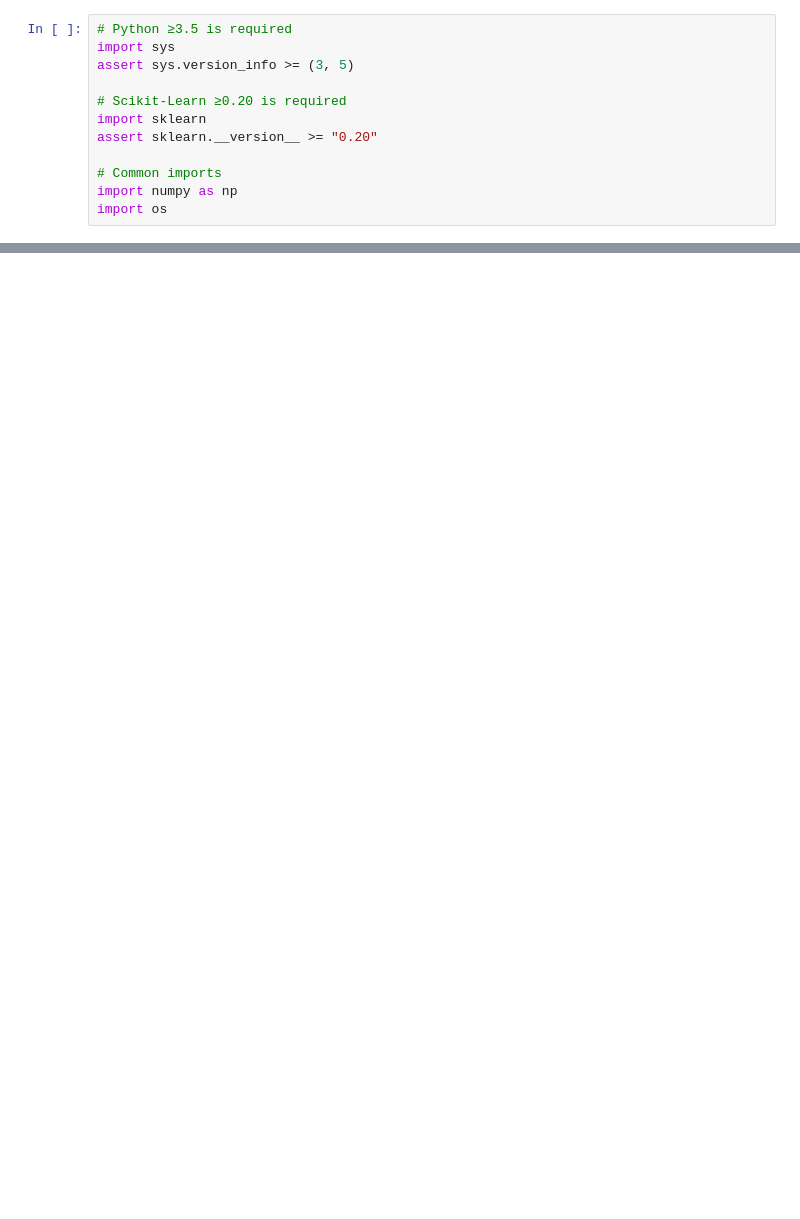
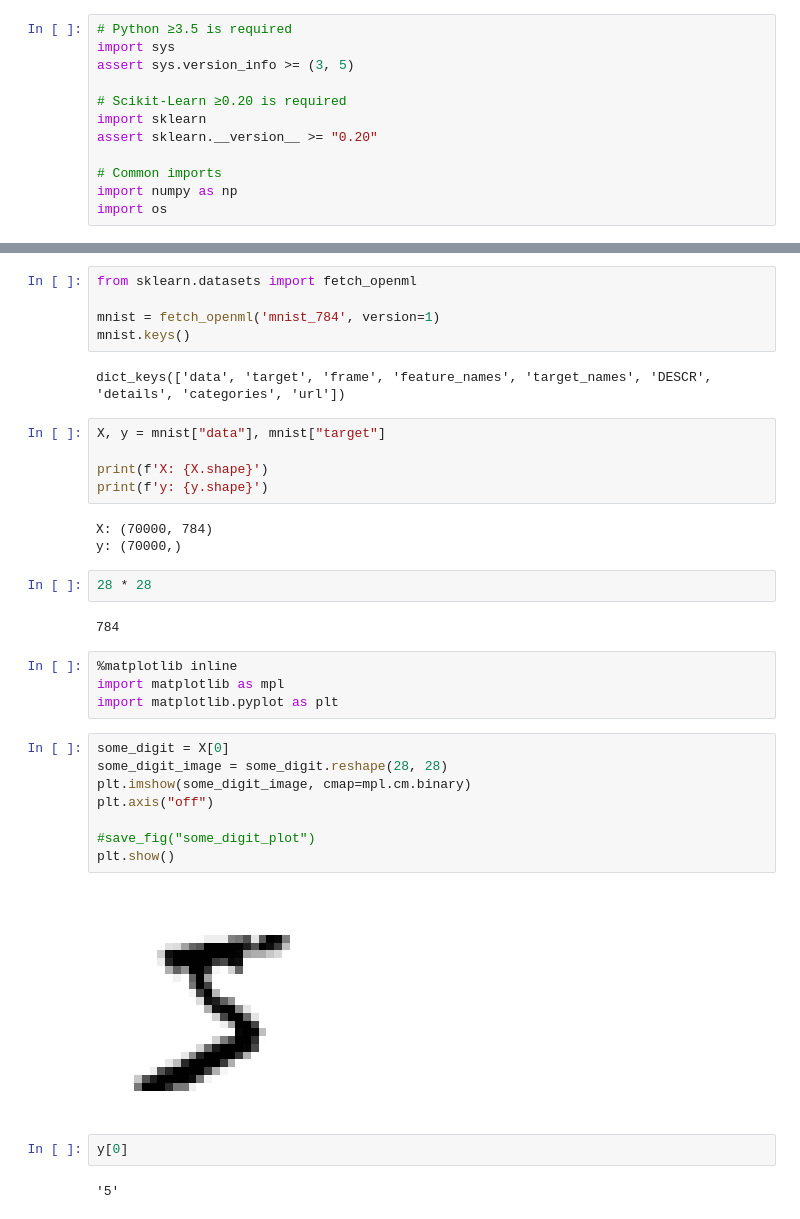
Before and after one commit to vitormeriat/machine-learning-studies, a Jupyter notebook: ml/02-classification.ipynb, the cells around one changed output, grey strips where cells are left out. Drawn from its saved outputs; the diff is of its cells as text; blank space fills up the shorter version.

Commit message:
Include binary classification in mnist project

```diff
--- a/ml/02-classification.ipynb
+++ b/ml/02-classification.ipynb
@@ -21,0 +25,37 @@ import os
+# %%
+from sklearn.datasets import fetch_openml
+
+mnist = fetch_openml('mnist_784', version=1)
+mnist.keys()
+# %% [output]
+dict_keys(['data', 'target', 'frame', 'feature_names', 'target_names', 'DESCR', 'details', 'categories', 'url'])
+# %%
+X, y = mnist["data"], mnist["target"]
+
+print(f'X: {X.shape}')
+print(f'y: {y.shape}')
+# %% [output]
+X: (70000, 784)
+y: (70000,)
+# %%
+28 * 28
+# %% [output]
+784
+# %%
+%matplotlib inline
+import matplotlib as mpl
+import matplotlib.pyplot as plt
+# %%
+some_digit = X[0]
+some_digit_image = some_digit.reshape(28, 28)
+plt.imshow(some_digit_image, cmap=mpl.cm.binary)
+plt.axis("off")
+
+#save_fig("some_digit_plot")
+plt.show()
+# %% [output]
+[figure, added]
+# %%
+y[0]
+# %% [output]
+'5'
```
Also changed, not shown: parts of 32 cells of this notebook.
